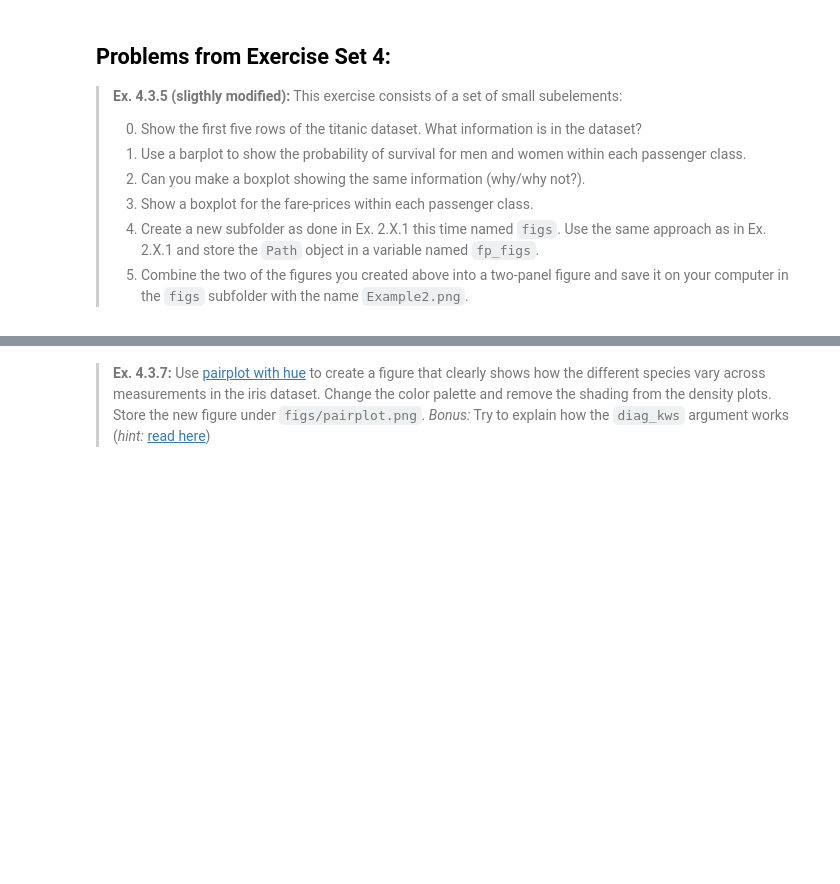
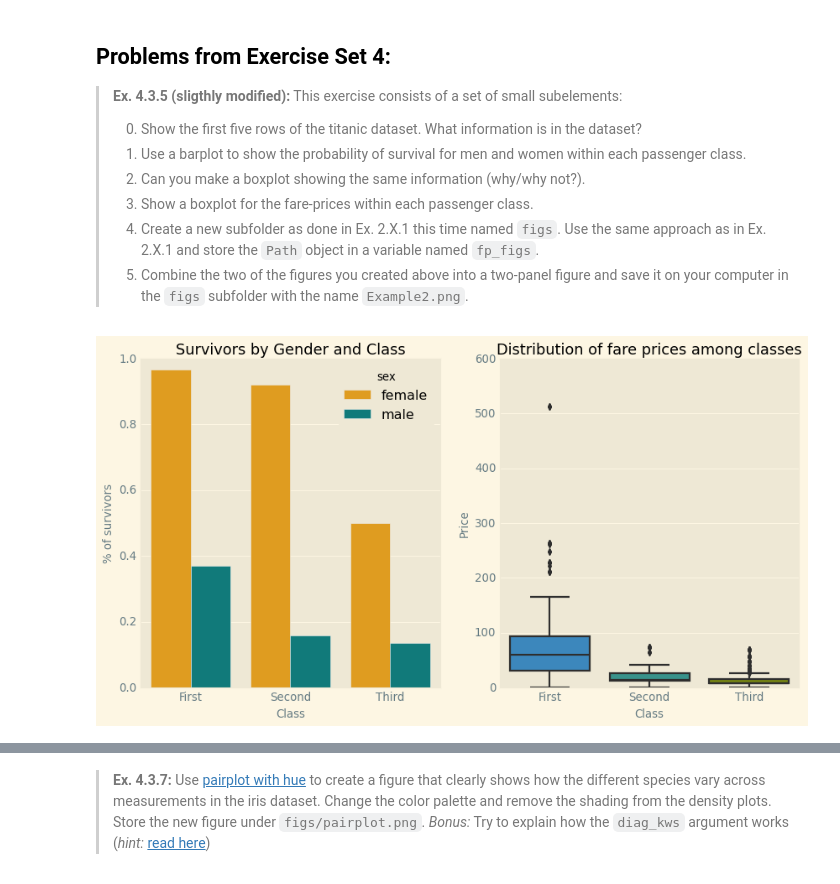
Before and after one commit to Gr-Elena/isds2023_group31, a Jupyter notebook: assignment_1_elena.ipynb, the cells around one changed output, grey strips where cells are left out. Cells and saved outputs as stored; diff of their text form; code cells hidden in the pictures; blank space fills up the shorter version.

```diff
--- a/assignment_1_elena.ipynb
+++ b/assignment_1_elena.ipynb
@@ -467,3 +608,43 @@ raise NotImplementedError()
+# %%
+import seaborn as sns
+import matplotlib.pyplot as plt
+
+%matplotlib inline
+titanic = sns.load_dataset('titanic')
+titanic.head(5)
+plt.style.use('Solarize_Light2')
+
+survival= titanic.groupby(['class','sex','alive'])['alive'].agg('count')
+survival_pivot=survival.unstack(level='alive')
+
+survival_pivot['alive']= survival_pivot['yes']/(survival_pivot['yes']+survival_pivot['no'])
+survival_pivot['not_alive']= survival_pivot['no']/(survival_pivot['yes']+survival_pivot['no'])
+
+# Reset the index to make 'class' and 'sex' regular columns
+survival_pivot.reset_index(inplace=True)
+
+survival_pivot
+
+fig, (ax1, ax2) = plt.subplots(1, 2, figsize=(10,5))
+custom_palette = {'male': 'darkcyan', 'female': 'orange'}
+sns.barplot(x="class", y="alive", data=survival_pivot, hue='sex', ax=ax1, palette=custom_palette)
+ax1.set(xlabel='Class', ylabel='% of survivors', title='Survivors by Gender and Class')
+
+""" Boxplot visualisation is not optimal as all categories
+    ('alive', 'sex', 'class') are binary/categorical without any distributions"""
+
+
+sns.boxplot(x="class", y="fare", data=titanic, ax=ax2)
+ax2.set(xlabel='Class', ylabel='Price', title='Distribution of fare prices among classes')
+plt.show()
+
+
+fp_figs = Path.cwd() / "figs"
+fp_figs.mkdir(parents=True, exist_ok=True)
+
+fig.savefig(fp_figs / "Example2.png", bbox_inches='tight')
+# %% [output]
+[figure, added]
 # %% [markdown]
 > **Ex. 4.3.6:** Using the iris flower dataset, draw a scatterplot of sepal length and petal length. Include a second order polynomial fitted to the data. Add a title to the plot and rename the axis labels. Export your figure to the `figs` subfolder using the name `iris.png`.
 >
```
Also changed, not shown: parts of 19 cells of this notebook.
